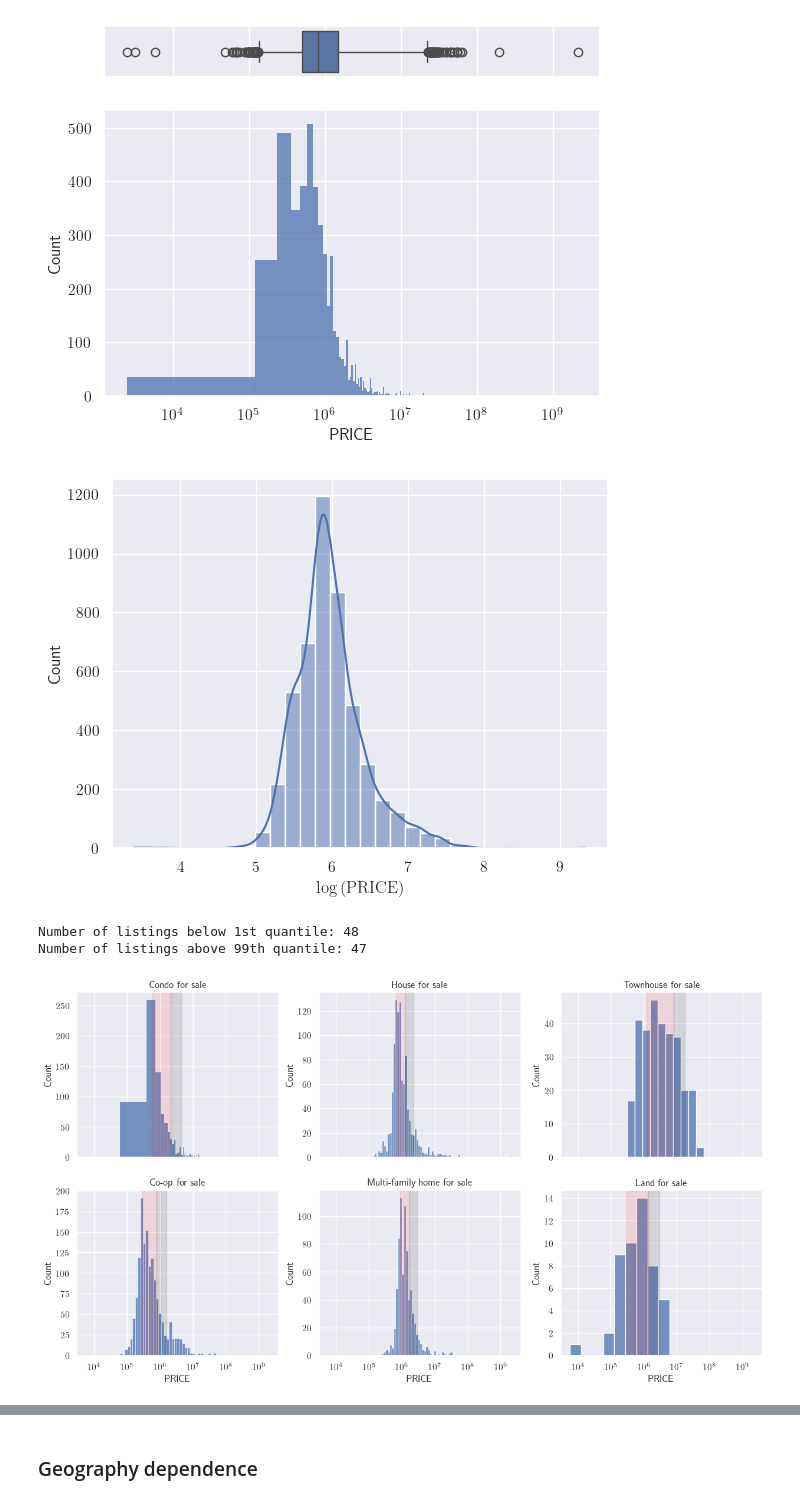
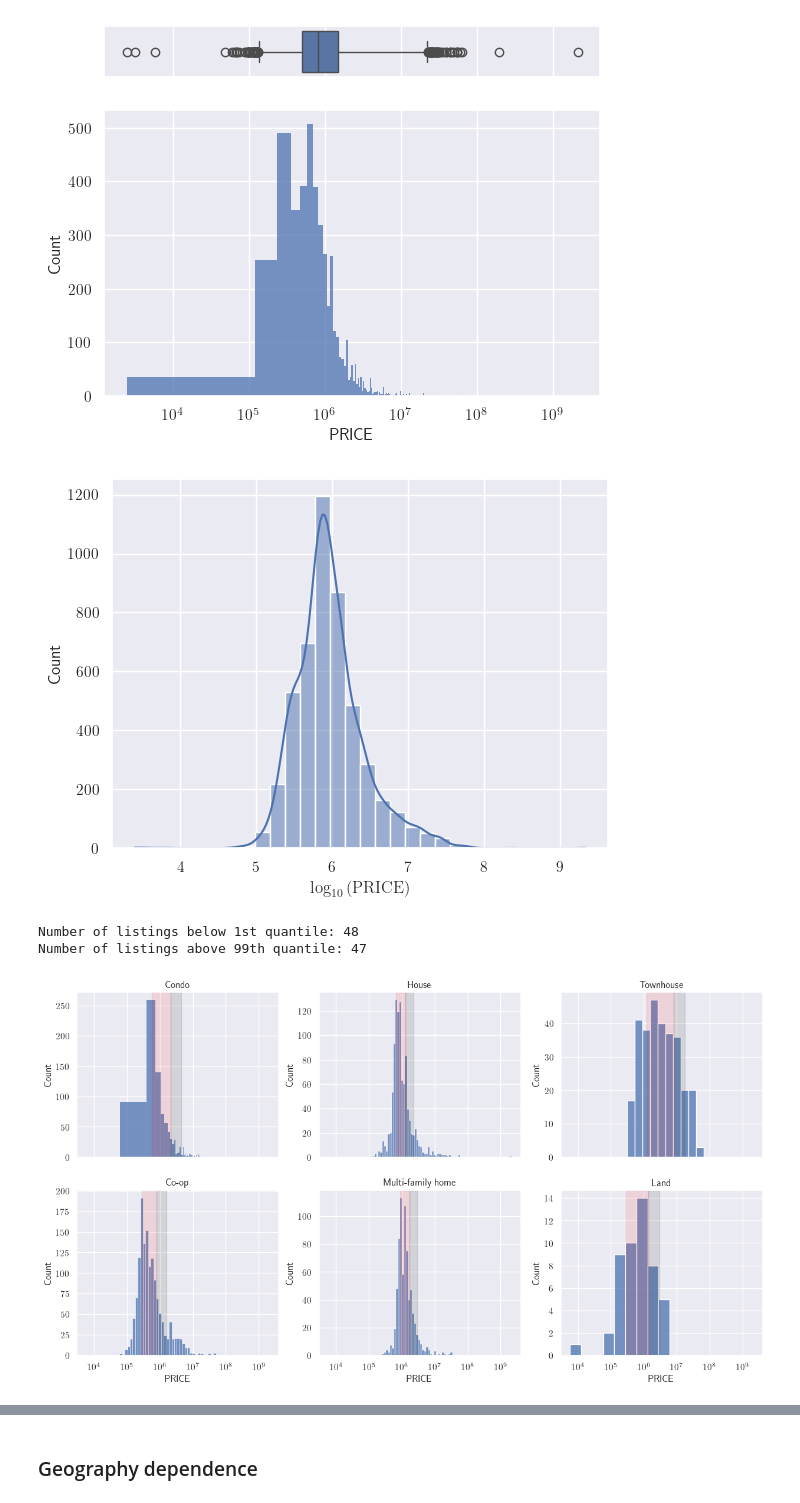
Before and after one commit to RM503/ML_projects, a Jupyter notebook: NY_housing/housing.ipynb, the cells around one changed output, grey strips where cells are left out. Saved outputs shown, nothing was run; the diff lists cells and outputs as text; code cells hidden in the pictures.

Commit message:
more edits on notebook and other stuff

```diff
--- a/NY_housing/housing.ipynb
+++ b/NY_housing/housing.ipynb
@@ -79,0 +82,4 @@ array(['Condo for sale', 'House for sale', 'Townhouse for sale',
+# %%
+df_housing.TYPE = df_housing.TYPE.str.replace('\sfor sale$', '', regex=True) # the pattern '\sfor sale$' searches for the occurrence of ' for sale' from the end of the strings
+
+df_housing.TYPE.unique()
@@ -140,9 +150,9 @@ The PRICE column has an extremly wide range of values from 10^3 to 10^9. For eas
 df_housing['LOG_PRICE'] = df_housing['PRICE'].apply(lambda x: np.log10(x))
 
 '''
-Another important quantity is PRICE per SQFT
+Another important quantity is LOG_SQFT
 '''
-df_housing['PRICE_SQFT'] = df_housing.PRICE / df_housing.PROPERTYSQFT
+df_housing['LOG_SQFT'] = df_housing['PROPERTYSQFT'].apply(lambda x: np.log10(x))
 # %% [markdown]
 ### Correlations
 
@@ -173,3 +181,7 @@ Important statistics can be gleamed from the relationship between price and the
+# %%
+other_col = ['Coming Soon', 'Contingent', 'Pending', 'Foreclosure', 'Mobile house', 'For sale']
+
+df_housing.loc[df_housing.TYPE.isin(other_col), 'TYPE'] = 'Others'
 # %%
 df_housing.groupby('TYPE')[['PRICE', 'PROPERTYSQFT']].describe()
 # %% [output]
@@ -312,10 +328,10 @@ plt.show()
 [figure]
 # %%
 sns.histplot(x=df_housing.LOG_PRICE, bins=30, kde=True)
-plt.xlabel(r'$\log\left( \rm{PRICE} \right)$')
+plt.xlabel(r'$\log_{10}\left( \rm{PRICE} \right)$')
 plt.show()
 # %% [output]
-[figure, old version]
+[figure, new version]
 # %%
 whisker_low, whisker_high = df_housing.PRICE.quantile([0.01, 0.99])
 
@@ -325,30 +341,30 @@ print( 'Number of listings above 99th quantile: ' + str(df_housing[ df_housing.P
 Number of listings below 1st quantile: 48
 Number of listings above 99th quantile: 47
 # %%
-TYPE = ['Condo for sale',
-        'House for sale',
-        'Townhouse for sale',
-        'Co-op for sale',
-        'Multi-family home for sale',
-        'Land for sale']
+TYPE = ['Condo',
+        'House',
+        'Townhouse',
+        'Co-op',
+        'Multi-family home',
+        'Land']
 
 fig, axes = plt.subplots(nrows=2, ncols=3, figsize=(15,8), sharex=True)
 
 for i, ax in enumerate(axes.flatten()):
 
     df_type = df_housing[df_housing.TYPE == TYPE[i]]
     lq, uq = df_type.PRICE.quantile([0.25, 0.75])
     iqr = uq - lq
 
     sns.histplot( x=df_type.PRICE, bins='auto', ax=ax )
     ax.axvspan(lq, uq, color='red', alpha=0.1)
     ax.axvspan(uq, uq + 1.5*iqr, color='black', alpha=0.1)
     ax.set_xscale('log')
     ax.set_title(TYPE[i])
 
 plt.show()
 # %% [output]
-[figure, old version]
+[figure, new version]
 # %%
 sns.boxplot( y=df_housing.TYPE, x = df_housing.PRICE, hue=df_housing.TYPE, whis=[1, 99] )
 plt.xscale('log')
```
Also changed, not shown: parts of 49 cells of this notebook, 2 other files.
